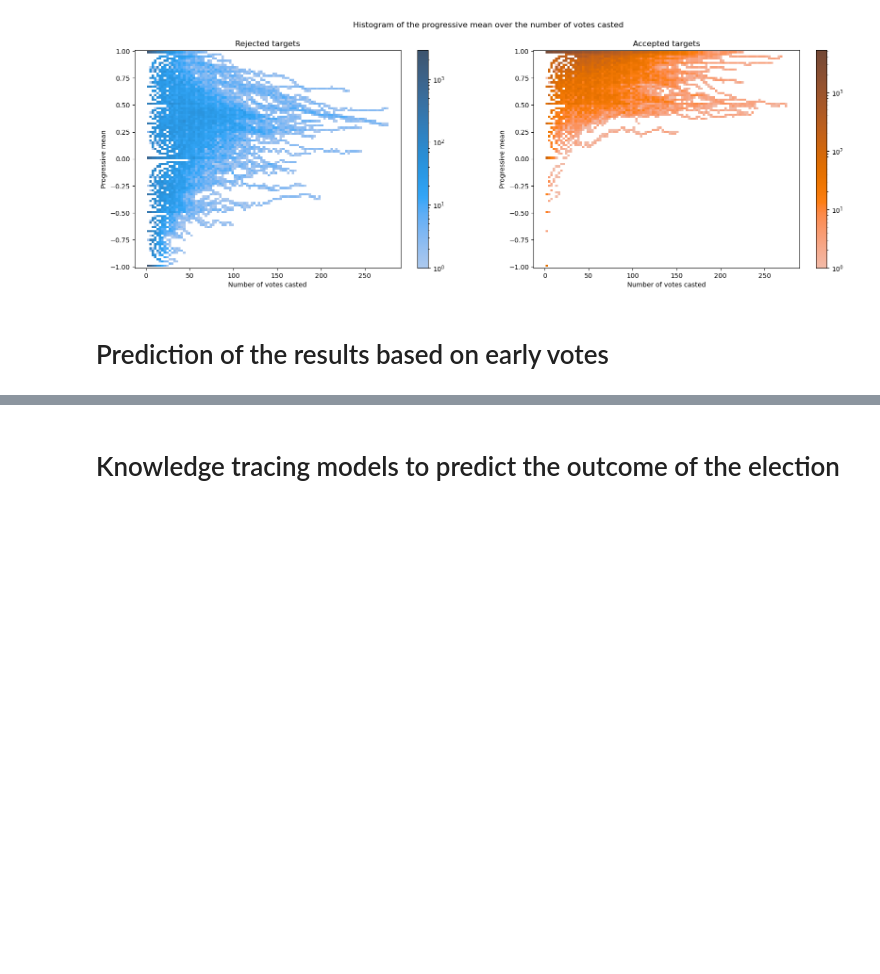
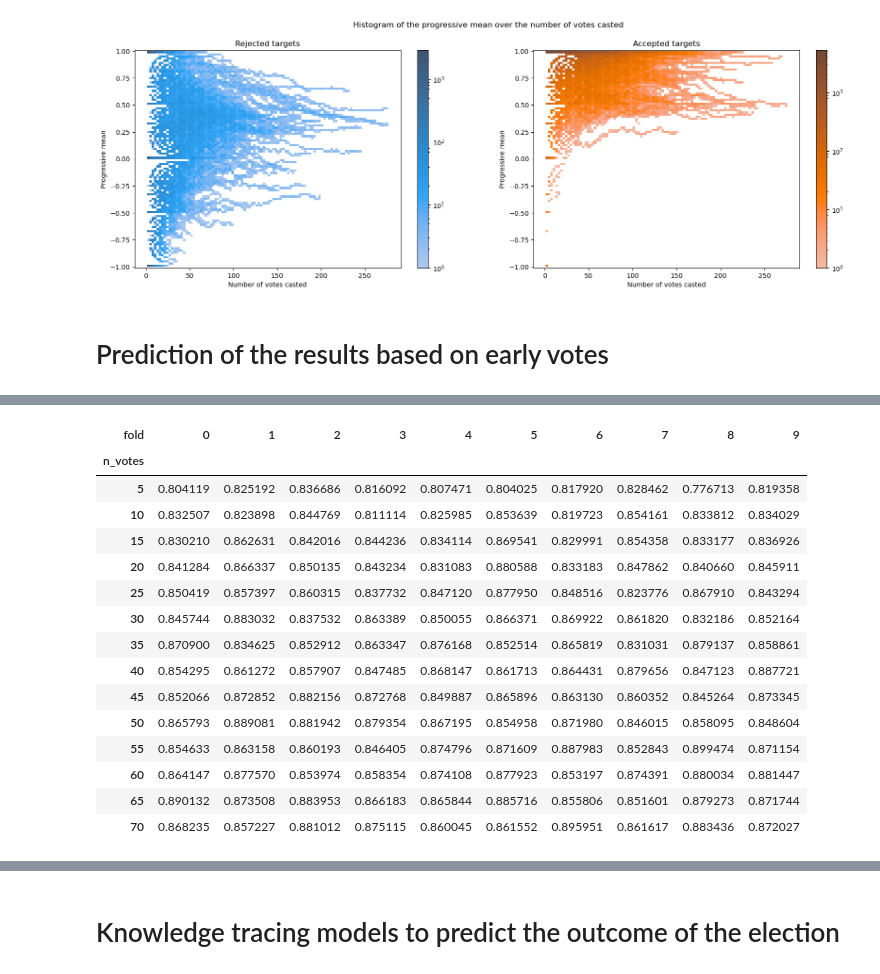
Before and after one commit to epfl-ada/ada-2023-project-abracadabra, a Jupyter notebook: time_series2.ipynb, the cells around one changed output, grey strips where cells are left out. Cells and saved outputs as stored; diff of their text form; code cells hidden in the pictures; blank space fills up the shorter version.

```diff
--- a/time_series2.ipynb
+++ b/time_series2.ipynb
@@ -236,0 +233,25 @@ plt.show()
+# %%
+# Transform the list of test_accuracy into a dataframe
+test_accuracy = pd.DataFrame(scores.test_accuracy.tolist(), index=nb_first_votes)
+# Set column names for the columns
+test_accuracy.columns.names = ['fold']
+# Set level names for the index
+test_accuracy.index.names = ['n_votes']
+test_accuracy
+# %% [output]
+| fold | 0 | 1 | 2 | 3 | 4 | 5 | 6 | 7 | 8 | 9 |
+| n_votes |  |  |  |  |  |  |  |  |  |  |
+| 5 | 0.804119 | 0.825192 | 0.836686 | 0.816092 | 0.807471 | 0.804025 | 0.817920 | 0.828462 | 0.776713 | 0.819358 |
+| 10 | 0.832507 | 0.823898 | 0.844769 | 0.811114 | 0.825985 | 0.853639 | 0.819723 | 0.854161 | 0.833812 | 0.834029 |
+| 15 | 0.830210 | 0.862631 | 0.842016 | 0.844236 | 0.834114 | 0.869541 | 0.829991 | 0.854358 | 0.833177 | 0.836926 |
+| 20 | 0.841284 | 0.866337 | 0.850135 | 0.843234 | 0.831083 | 0.880588 | 0.833183 | 0.847862 | 0.840660 | 0.845911 |
+| 25 | 0.850419 | 0.857397 | 0.860315 | 0.837732 | 0.847120 | 0.877950 | 0.848516 | 0.823776 | 0.867910 | 0.843294 |
+| 30 | 0.845744 | 0.883032 | 0.837532 | 0.863389 | 0.850055 | 0.866371 | 0.869922 | 0.861820 | 0.832186 | 0.852164 |
+| 35 | 0.870900 | 0.834625 | 0.852912 | 0.863347 | 0.876168 | 0.852514 | 0.865819 | 0.831031 | 0.879137 | 0.858861 |
+| 40 | 0.854295 | 0.861272 | 0.857907 | 0.847485 | 0.868147 | 0.861713 | 0.864431 | 0.879656 | 0.847123 | 0.887721 |
+| 45 | 0.852066 | 0.872852 | 0.882156 | 0.872768 | 0.849887 | 0.865896 | 0.863130 | 0.860352 | 0.845264 | 0.873345 |
+| 50 | 0.865793 | 0.889081 | 0.881942 | 0.879354 | 0.867195 | 0.854958 | 0.871980 | 0.846015 | 0.858095 | 0.848604 |
+| 55 | 0.854633 | 0.863158 | 0.860193 | 0.846405 | 0.874796 | 0.871609 | 0.887983 | 0.852843 | 0.899474 | 0.871154 |
+| 60 | 0.864147 | 0.877570 | 0.853974 | 0.858354 | 0.874108 | 0.877923 | 0.853197 | 0.874391 | 0.880034 | 0.881447 |
+| 65 | 0.890132 | 0.873508 | 0.883953 | 0.866183 | 0.865844 | 0.885716 | 0.855806 | 0.851601 | 0.879273 | 0.871744 |
+| 70 | 0.868235 | 0.857227 | 0.881012 | 0.875115 | 0.860045 | 0.861552 | 0.895951 | 0.861617 | 0.883436 | 0.872027 |
```
Also changed, not shown: parts of 3 cells of this notebook.
